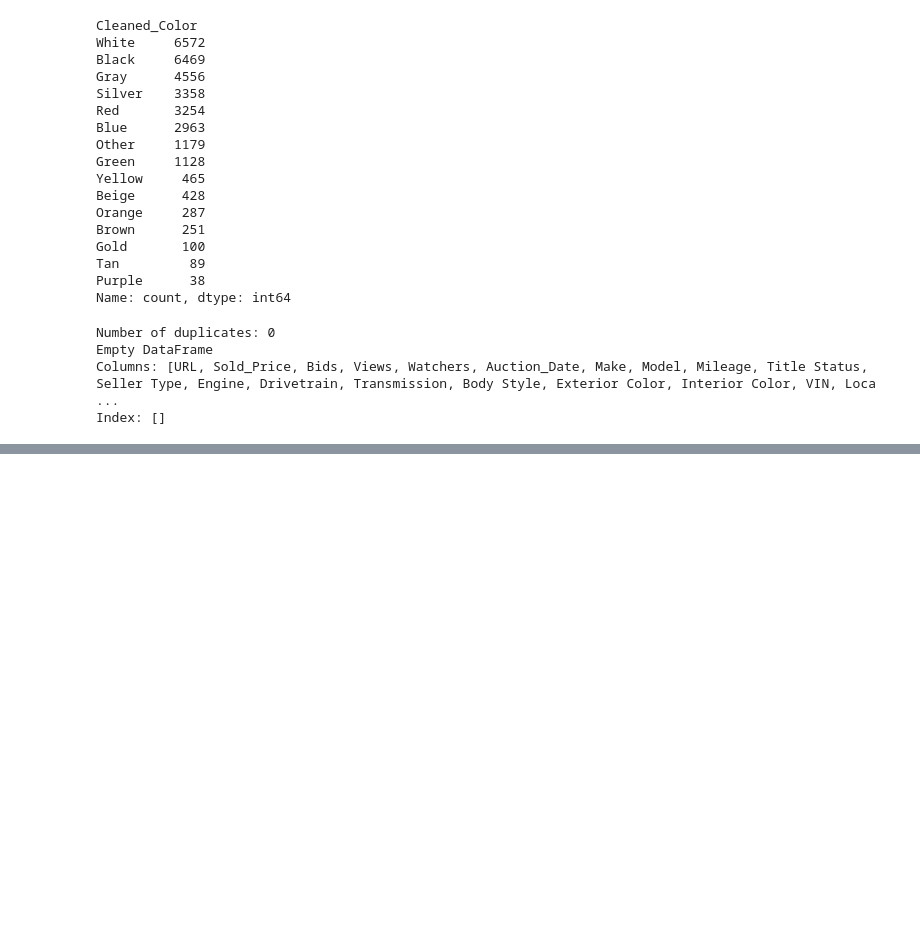
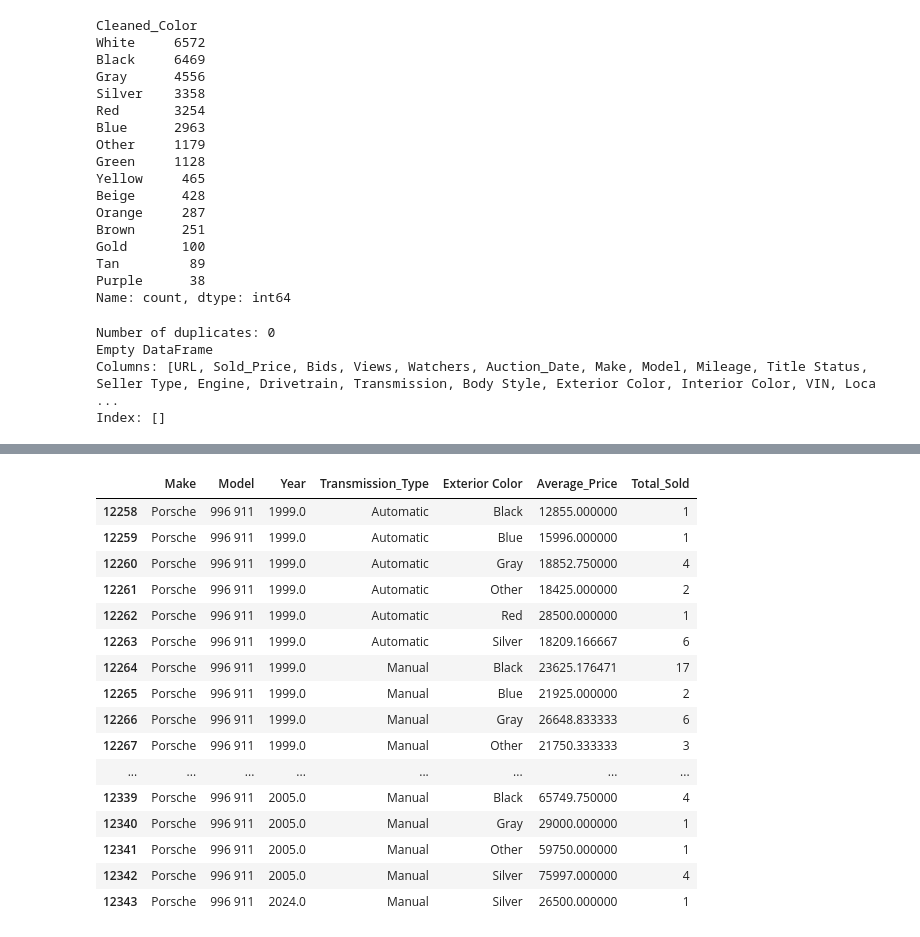
Before and after one commit to nickmiller173/classic_cars, a Jupyter notebook: experimentation/app_options.ipynb, the cells around one changed output, grey strips where cells are left out. Drawn from its saved outputs; the diff is of its cells as text; code cells hidden in the pictures; blank space fills up the shorter version.

Commit message:
add count to app

```diff
--- a/experimentation/app_options.ipynb
+++ b/experimentation/app_options.ipynb
@@ -295,3 +295,12 @@ Automatic (ECVT)
 All proceeds – including the Cars & Bids buyer's fee – will be donated to the Petersen Automotive Museum. The portion of the purchase price that exceeds the fair market (retail) value of the package m ...
 Manual (2-Speed)                                                                                                                                                                                         ...
 Name: count, dtype: int64
+# %%
+import json
+import pandas as pd
+pd.set_option('display.max_columns', None)
+pd.set_option('display.max_rows', None)
+# Load data
+df = pd.read_csv("../data/frontend_data/cleaned_data_no_encoding.csv")
+df['Year'] = df['auction_year'] - df['car_age']
+df.head()
@@ -297,0 +339,28 @@ Name: count, dtype: int64
+# %%
+# Use .agg() to get multiple statistics at once
+stats = df.groupby(['Make', 'Model', 'Year', 'Transmission_Type', 'Exterior Color'])['Sold_Price'].agg(['mean', 'count']).reset_index()
+
+# Rename the columns so they are easier to read
+stats = stats.rename(columns={'mean': 'Average_Price', 'count': 'Total_Sold'})
+
+# Now filter for Porsches
+porsche = stats[(stats['Make'] == 'Porsche') & (stats['Model'] == '996 911')]
+porsche
+# %% [output]
+|  | Make | Model | Year | Transmission_Type | Exterior Color | Average_Price | Total_Sold |
+| 12258 | Porsche | 996 911 | 1999.0 | Automatic | Black | 12855.000000 | 1 |
+| 12259 | Porsche | 996 911 | 1999.0 | Automatic | Blue | 15996.000000 | 1 |
+| 12260 | Porsche | 996 911 | 1999.0 | Automatic | Gray | 18852.750000 | 4 |
+| 12261 | Porsche | 996 911 | 1999.0 | Automatic | Other | 18425.000000 | 2 |
+| 12262 | Porsche | 996 911 | 1999.0 | Automatic | Red | 28500.000000 | 1 |
+| 12263 | Porsche | 996 911 | 1999.0 | Automatic | Silver | 18209.166667 | 6 |
+| 12264 | Porsche | 996 911 | 1999.0 | Manual | Black | 23625.176471 | 17 |
+| 12265 | Porsche | 996 911 | 1999.0 | Manual | Blue | 21925.000000 | 2 |
+| 12266 | Porsche | 996 911 | 1999.0 | Manual | Gray | 26648.833333 | 6 |
+| 12267 | Porsche | 996 911 | 1999.0 | Manual | Other | 21750.333333 | 3 |
+| ... | ... | ... | ... | ... | ... | ... | ... |
+| 12339 | Porsche | 996 911 | 2005.0 | Manual | Black | 65749.750000 | 4 |
+| 12340 | Porsche | 996 911 | 2005.0 | Manual | Gray | 29000.000000 | 1 |
+| 12341 | Porsche | 996 911 | 2005.0 | Manual | Other | 59750.000000 | 1 |
+| 12342 | Porsche | 996 911 | 2005.0 | Manual | Silver | 75997.000000 | 4 |
+| 12343 | Porsche | 996 911 | 2024.0 | Manual | Silver | 26500.000000 | 1 |
```
Also changed, not shown: parts of 2 cells of this notebook, 1 other file.
